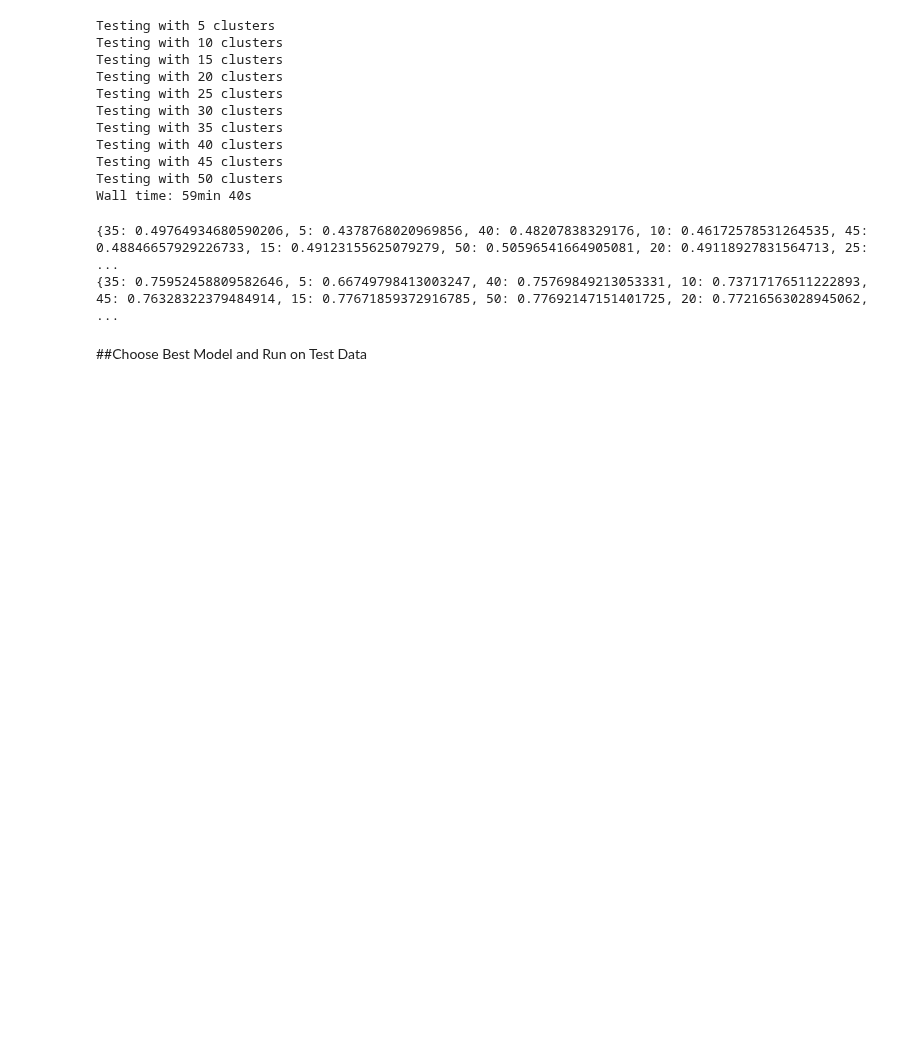
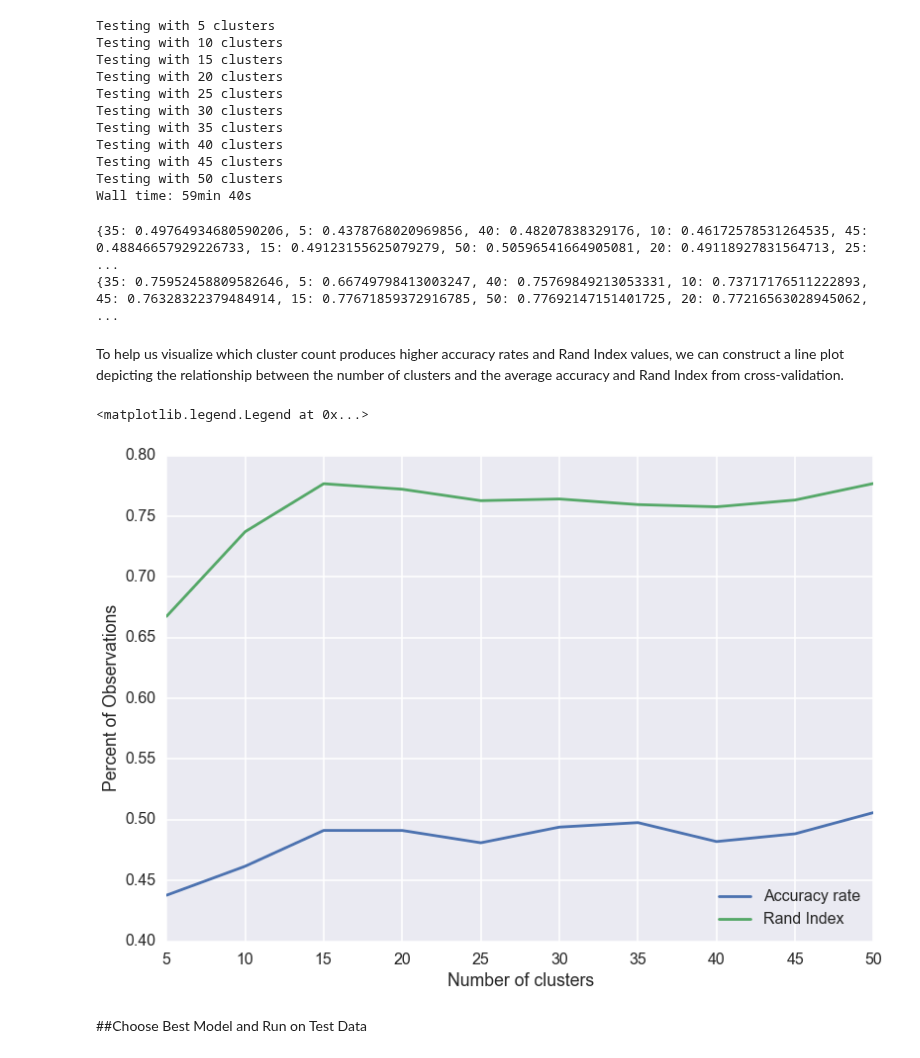
Before and after one commit to yunhanxu/cs109-project, a Jupyter notebook: NMF.ipynb, the cells around one changed output. Cells and saved outputs as stored; diff of their text form; code cells hidden in the pictures; blank space fills up the shorter version.

Commit message:
NMF.ipynb: fixed markdown errors and added an extra visualization of cross-validation

```diff
--- a/NMF.ipynb
+++ b/NMF.ipynb
@@ -345,6 +345,23 @@ print results_rand_ind
 # %% [output]
 {35: 0.49764934680590206, 5: 0.4378768020969856, 40: 0.48207838329176, 10: 0.46172578531264535, 45: 0.48846657929226733, 15: 0.49123155625079279, 50: 0.50596541664905081, 20: 0.49118927831564713, 25:  ...
 {35: 0.75952458809582646, 5: 0.66749798413003247, 40: 0.75769849213053331, 10: 0.73717176511222893, 45: 0.76328322379484914, 15: 0.77671859372916785, 50: 0.77692147151401725, 20: 0.77216563028945062,  ...
+# %% [markdown]
+To help us visualize which cluster count produces higher accuracy rates and Rand Index values, we can construct a line plot depicting the relationship between the number of clusters and the average accuracy and Rand Index from cross-validation.
+# %%
+accuracies = results_accuracies.items()
+accuracies.sort(key = lambda (a,b) : a)
+plt.plot(*zip(*accuracies), label='Accuracy rate')
+
+rand = results_rand_ind.items()
+rand.sort(key = lambda (a,b) : a)
+plt.plot(*zip(*rand), label='Rand Index')
+
+plt.xlabel('Number of clusters')
+plt.ylabel('Percent of Observations')
+plt.legend(loc = 'lower right')
+# %% [output]
+<matplotlib.legend.Legend at 0x...>
+[figure, added]
 # %% [markdown]
 ##Choose Best Model and Run on Test Data
 # %% [markdown]
```
Also changed, not shown: parts of 2 cells of this notebook.
